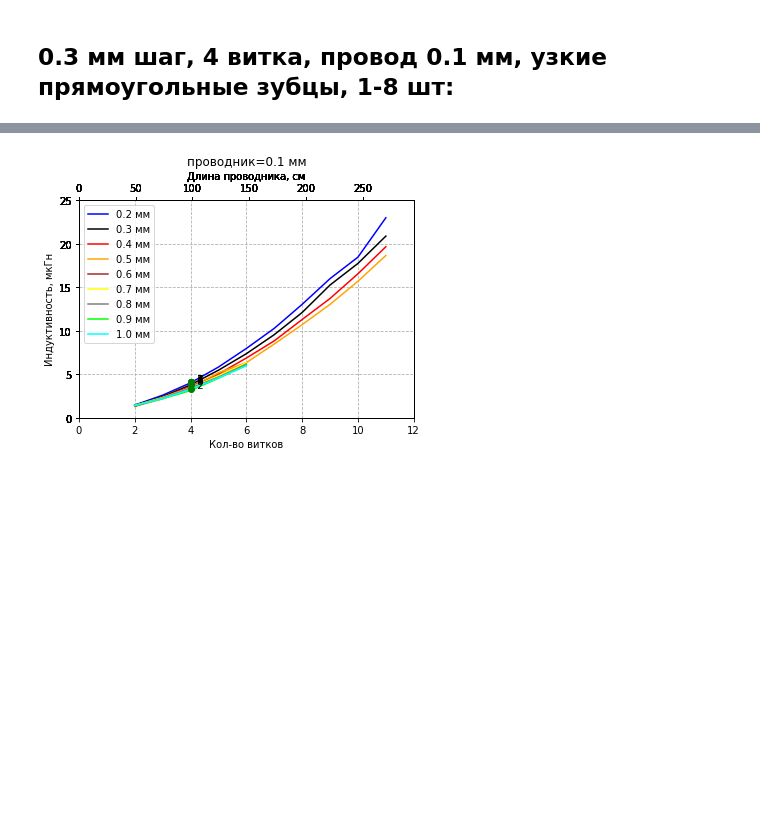
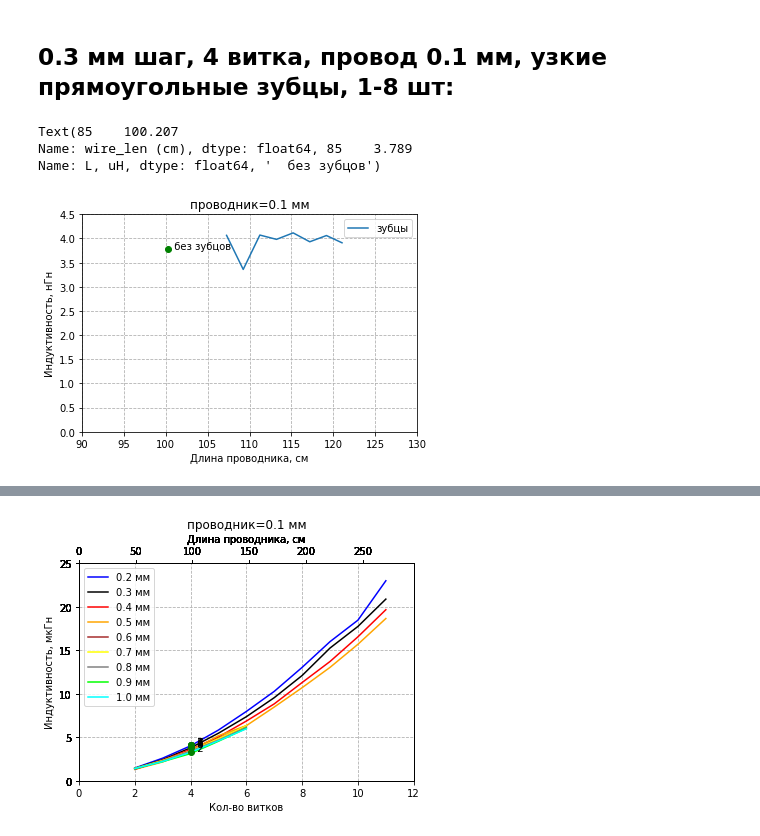
Before and after one commit to igrekus/coil-report, a Jupyter notebook: coil-long-teeth.ipynb, the cells around one changed output, grey strips where cells are left out. Saved outputs shown, nothing was run; the diff lists cells and outputs as text; code cells hidden in the pictures; blank space fills up the shorter version.

```diff
--- a/coil-long-teeth.ipynb
+++ b/coil-long-teeth.ipynb
@@ -138,3 +182,22 @@ ax_step_008.figure
 [figure]
 # %% [markdown]
 ## 0.3 мм шаг, 4 витка, провод 0.1 мм, узкие прямоугольные зубцы, 1-8 шт:
+# %%
+rect_4_03_01 = rects01.loc[rects01['file'] == 'V303']
+
+ax = rects_teeth01.plot(x='wire_len (cm)', y='L, uH', title=f'проводник=0.1 мм', label='зубцы')
+ax.grid(linestyle='--')
+ax.set_xlim(90, 130)
+ax.set_ylim(0, 4.5)
+ax.set_ylabel('Индуктивность, нГн')
+ax.set_xlabel('Длина проводника, см')
+
+ref_len = rect_4_03_01['wire_len (cm)']
+ref_L = rect_4_03_01['L, uH']
+ax.plot(ref_len, ref_L, 'go')
+ax.text(ref_len, ref_L, '  без зубцов')
+# %% [output]
+Text(85    100.207
+Name: wire_len (cm), dtype: float64, 85    3.789
+Name: L, uH, dtype: float64, '  без зубцов')
+[figure, added]
```
Also changed, not shown: parts of 5 cells of this notebook.
